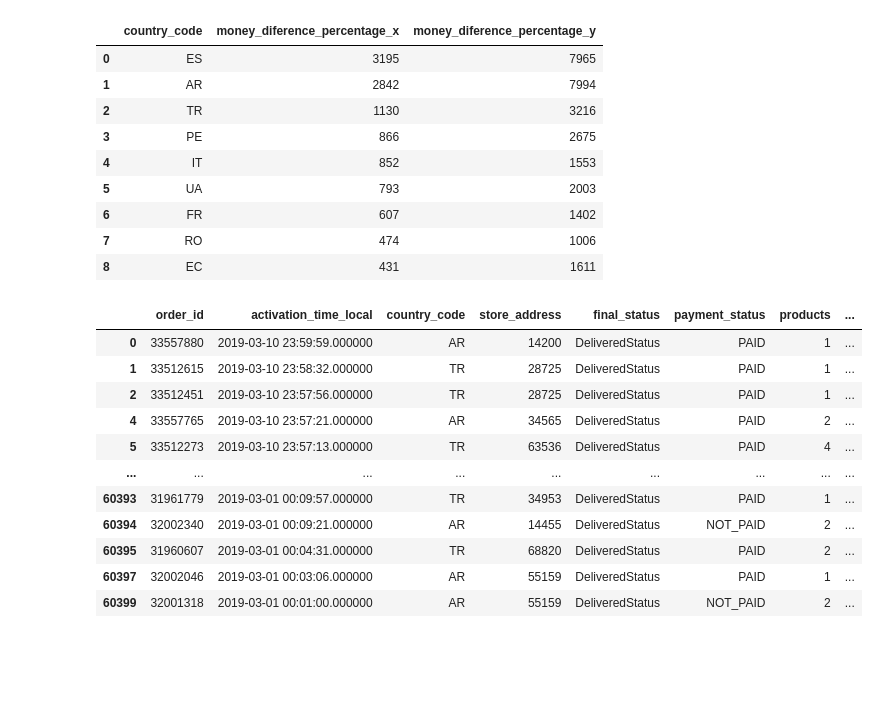
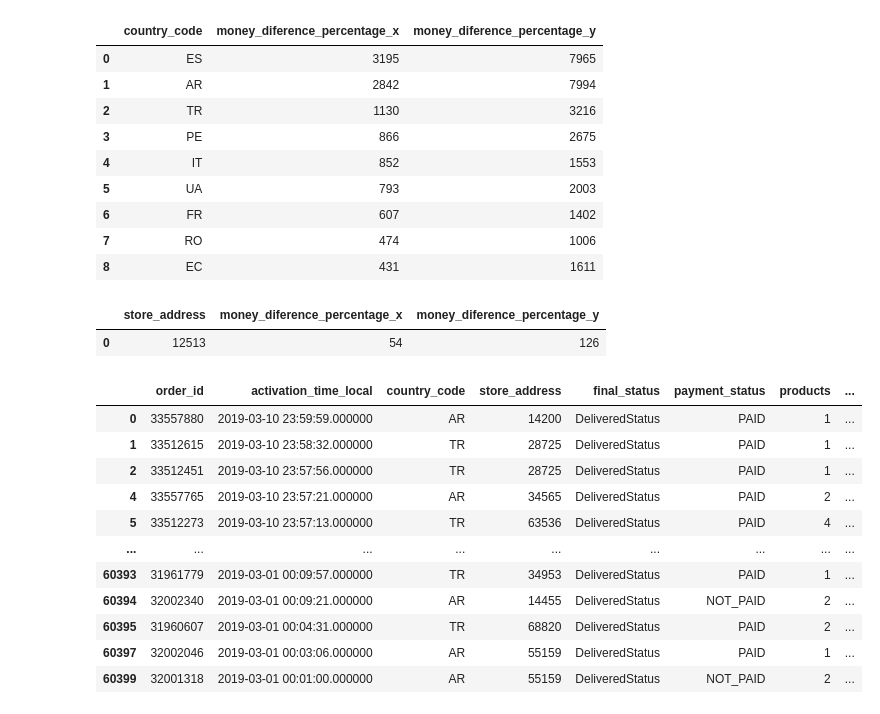
Before and after one commit to UriCVV/products-analytics-delivery-app, a Jupyter notebook: src/data-exploration.ipynb, the cells around one changed output. Cells and saved outputs as stored; diff of their text form; code cells hidden in the pictures; blank space fills up the shorter version.

```diff
--- a/src/data-exploration.ipynb
+++ b/src/data-exploration.ipynb
@@ -216,6 +224,12 @@ merged_by_country
 | 6 | FR | 607 | 1402 |
 | 7 | RO | 474 | 1006 |
 | 8 | EC | 431 | 1611 |
+# %%
+merged_by_store = pd.merge(under_authorized_by_store, over_authorized_by_store, on="store_address", how="inner")
+merged_by_store
+# %% [output]
+|  | store_address | money_diference_percentage_x | money_diference_percentage_y |
+| 0 | 12513 | 54 | 126 |
 # %%
 cleaned_orders = orders.query("final_status != 'CanceledStatus'")
 cleaned_orders
```
Also changed, not shown: parts of 6 cells of this notebook.
